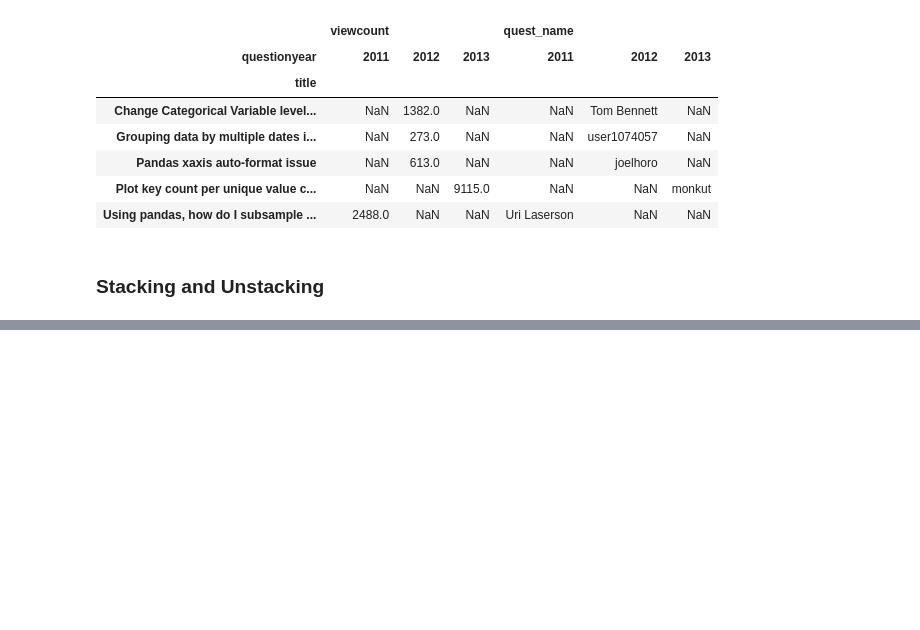
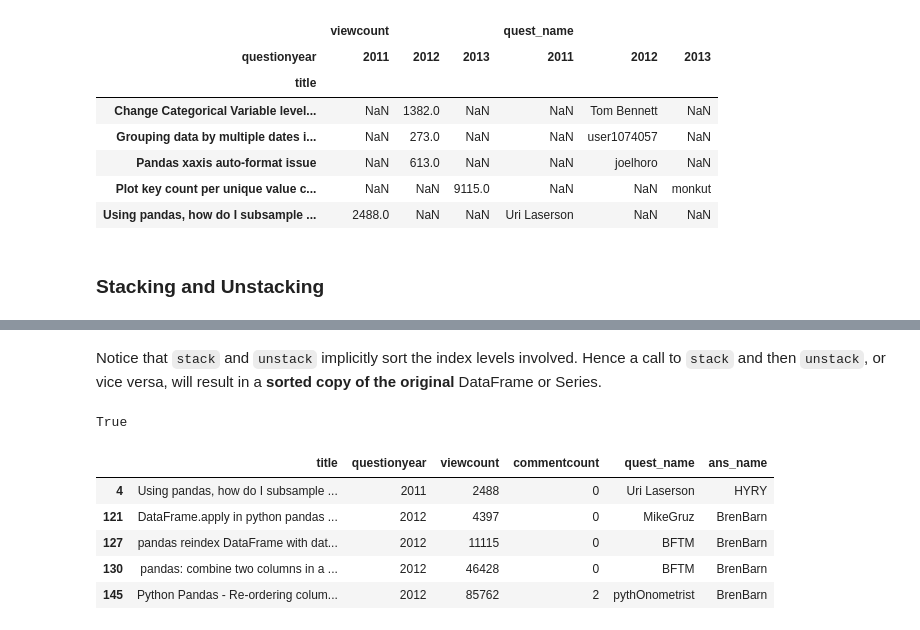
Before and after one commit to onlyphantom/WebAnalytics, a Jupyter notebook: lecture3.ipynb, the cells around one changed output, grey strips where cells are left out. Saved outputs shown, nothing was run; the diff lists cells and outputs as text; code cells hidden in the pictures; blank space fills up the shorter version.

```diff
--- a/lecture3.ipynb
+++ b/lecture3.ipynb
@@ -99,0 +148,17 @@ pivoted[['viewcount', 'quest_name']]
+# %% [markdown]
+Notice that `stack` and `unstack` implicitly sort the index levels involved. Hence a call to `stack` and then `unstack`, or vice versa, will result in a **sorted copy of the original** DataFrame or Series.
+# %%
+all(hy.stack().unstack() == hy.sort_index())
+# %% [output]
+True
+# %%
+hybren = so.loc[so['ans_name'].isin(['HYRY','BrenBarn']),
+                ['title', 'questionyear', 'viewcount', 'commentcount', 'quest_name','ans_name']]
+hybren.head()
+# %% [output]
+|  | title | questionyear | viewcount | commentcount | quest_name | ans_name |
+| 4 | Using pandas, how do I subsample ... | 2011 | 2488 | 0 | Uri Laserson | HYRY |
+| 121 | DataFrame.apply in python pandas ... | 2012 | 4397 | 0 | MikeGruz | BrenBarn |
+| 127 | pandas reindex DataFrame with dat... | 2012 | 11115 | 0 | BFTM | BrenBarn |
+| 130 | pandas: combine two columns in a ... | 2012 | 46428 | 0 | BFTM | BrenBarn |
+| 145 | Python Pandas - Re-ordering colum... | 2012 | 85762 | 2 | pythOnometrist | BrenBarn |
```
Also changed, not shown: parts of 10 cells of this notebook.
